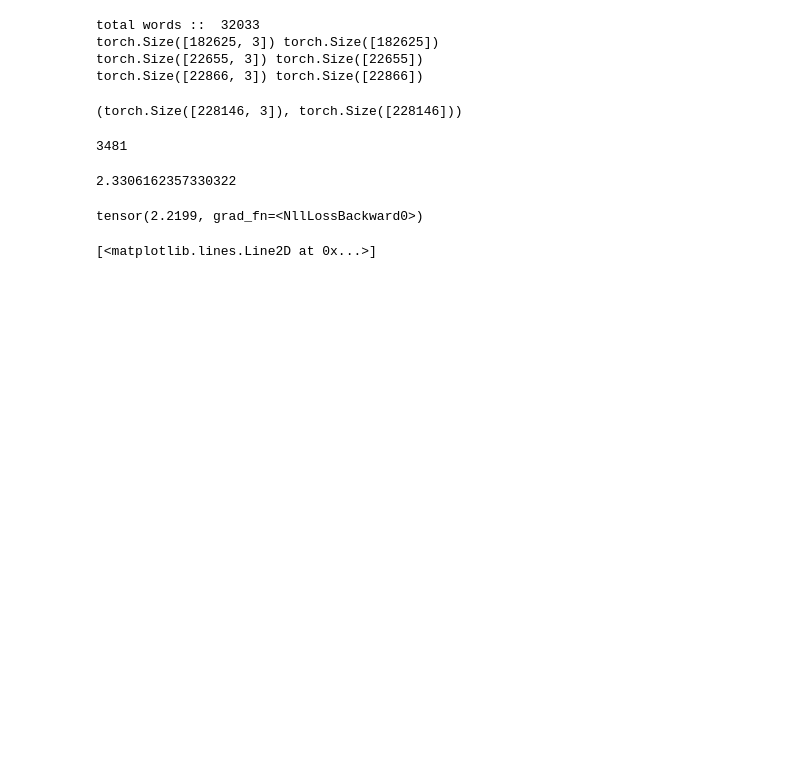
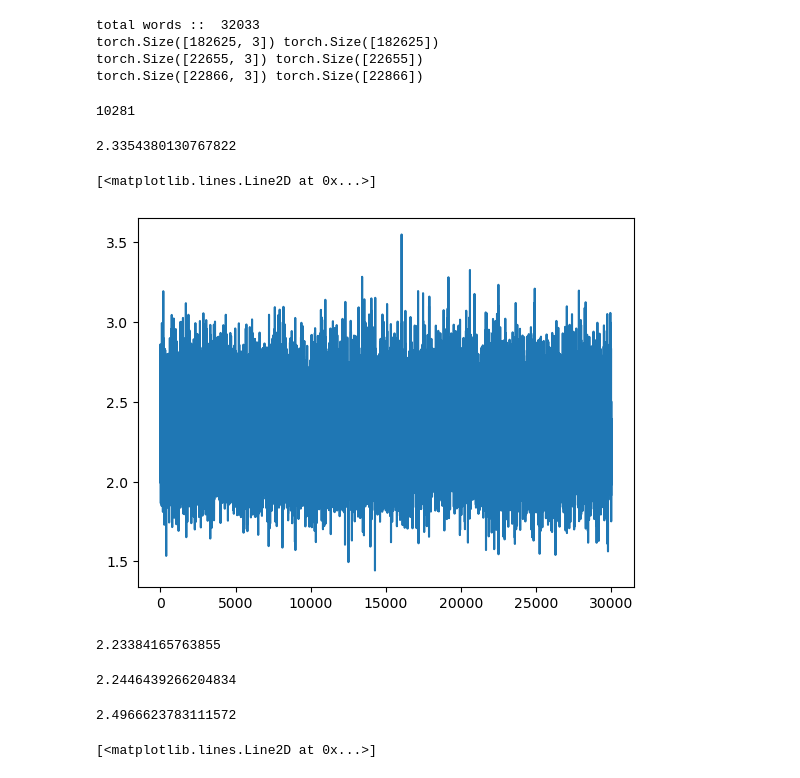
Before and after one commit to nishantssoni/codeDumps, a Jupyter notebook: makemore/makemore.ipynb, the cells around one changed output. Cells and saved outputs as stored; diff of their text form; code cells hidden in the pictures; blank space fills up the shorter version.

```diff
--- a/makemore/makemore.ipynb
+++ b/makemore/makemore.ipynb
@@ -268,17 +268,12 @@ total words ::  32033
 torch.Size([182625, 3]) torch.Size([182625])
 torch.Size([22655, 3]) torch.Size([22655])
 torch.Size([22866, 3]) torch.Size([22866])
-# %%
-# dataset
-X.shape, Y.shape
-# %% [output]
-(torch.Size([228146, 3]), torch.Size([228146]))
 # %%
 g = torch.Generator().manual_seed(2147483647)
 C = torch.randn((27,2), generator = g)
-W1 = torch.randn((6,100), generator = g)
-b1 = torch.randn(100, generator = g)
-W2 = torch.randn((100,27), generator = g)
+W1 = torch.randn((6,300), generator = g)
+b1 = torch.randn(300, generator = g)
+W2 = torch.randn((300,27), generator = g)
 b2 = torch.randn(27, generator = g)
 parameters = [C,W1,b1,W2,b2]
 for p in parameters:
@@ -287,7 +282,7 @@ for p in parameters:
 # total no of parameters
 sum(p.nelement() for p in parameters)
 # %% [output]
-3481
+10281
 # %%
 lre = torch.linspace(-3,0,1000)
 lrs = 10**lre
@@ -296,14 +291,15 @@ from tqdm import tqdm
 # first(100 neuron) and second(27 neuron) layer
 lri = []
 lossi = []
-for i in tqdm(range(100000)):
+stepi = []
+for i in tqdm(range(30000)):
     # mini batch construct
-    ix = torch.randint(0,X.shape[0],(32,))  #random 32 index for X
+    ix = torch.randint(0,Xtr.shape[0],(32,))  #random 32 index for X
     # forwarad pass
-    emb = C[X[ix]]  #[32, 3, 2] lookup table for embeding
+    emb = C[Xtr[ix]]  #[32, 3, 2] lookup table for embeding
     h = torch.tanh(emb.view(-1,6) @ W1 + b1)  # converting [32, 3, 2] ==> [32,6] using view(), -1 will automatically decide another number which is 32 here
     logits = h @ W2 + b2  #[32,27]
-    loss = F.cross_entropy(logits, Y[ix])
+    loss = F.cross_entropy(logits, Ytr[ix])
 
     # backward pass
     for p in parameters:
@@ -312,24 +308,48 @@ for i in tqdm(range(100000)):
 
     # update
     # lr = lrs[i]
-    lr = 0.1  #at last you do 0.01 which is called learning rate decay which lower by factor of 10
+    lr = 0.01  #at last you do 0.01 for few iteration which is called learning rate decay which lower loss further
     for p in parameters:
         p.data += -lr * p.grad
     # stats
     # lri.append(lr)
-    # lossi.append(loss.item())
+    stepi.append(i)
+    lossi.append(loss.item())
 print(loss.item())
 # %% [output]
-2.3306162357330322
+2.3354380130767822
+# %%
+plt.plot(stepi,lossi)
+# %% [output]
+[<matplotlib.lines.Line2D at 0x...>]
+[figure, added]
+# %%
+# checking the loss in dev dataset
+emb = C[Xtr]
+h = torch.tanh(emb.view(-1,6) @ W1 + b1)
+logits = h @ W2 + b2  #[32,27]
+loss = F.cross_entropy(logits, Ytr)
+loss.item()
+# %% [output]
+2.23384165763855
 # %%
-# checking the loss in whole dataset
-emb = C[X]
+# checking the loss in dev dataset
+emb = C[Xdev]
 h = torch.tanh(emb.view(-1,6) @ W1 + b1)
 logits = h @ W2 + b2  #[32,27]
-loss = F.cross_entropy(logits, Y)
-loss
+loss = F.cross_entropy(logits, Ydev)
+loss.item()
 # %% [output]
-tensor(2.2199, grad_fn=<NllLossBackward0>)
+2.2446439266204834
+# %%
+# checking the loss in test
+emb = C[Xte]
+h = torch.tanh(emb.view(-1,6) @ W1 + b1)
+logits = h @ W2 + b2  #[32,27]
+loss = F.cross_entropy(logits, Yte)
+loss.item()
+# %% [output]
+2.4966623783111572
 # %%
 plt.plot(lri, lossi)
 # %% [output]
```
